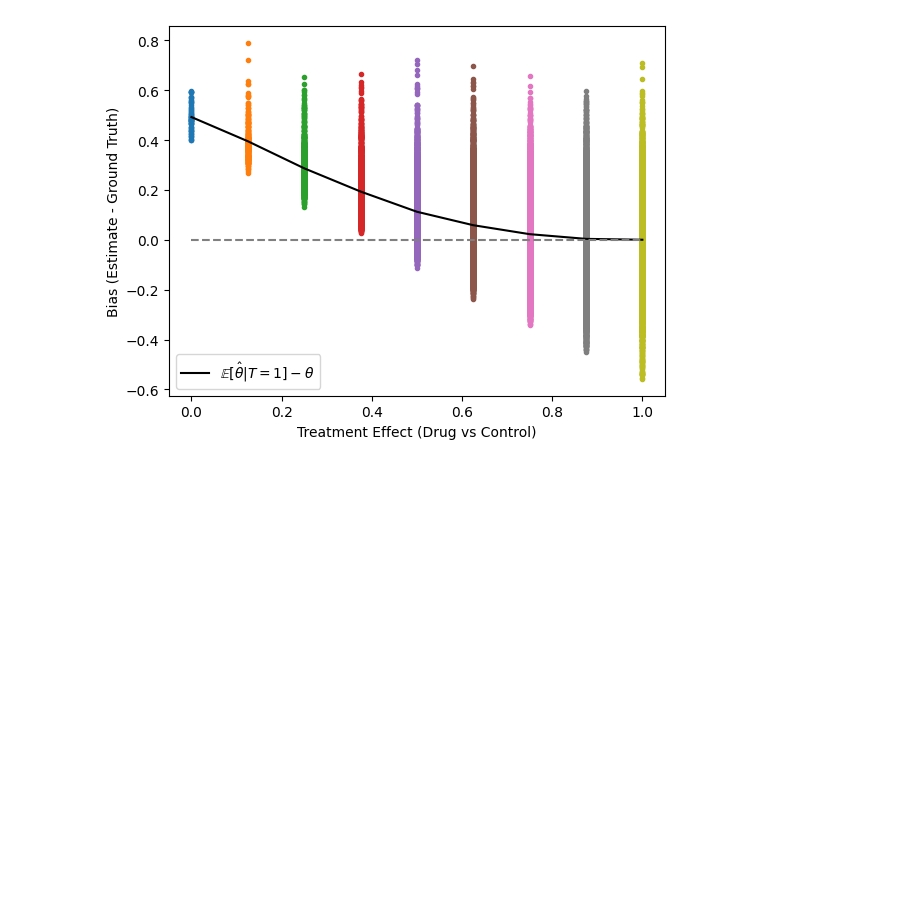
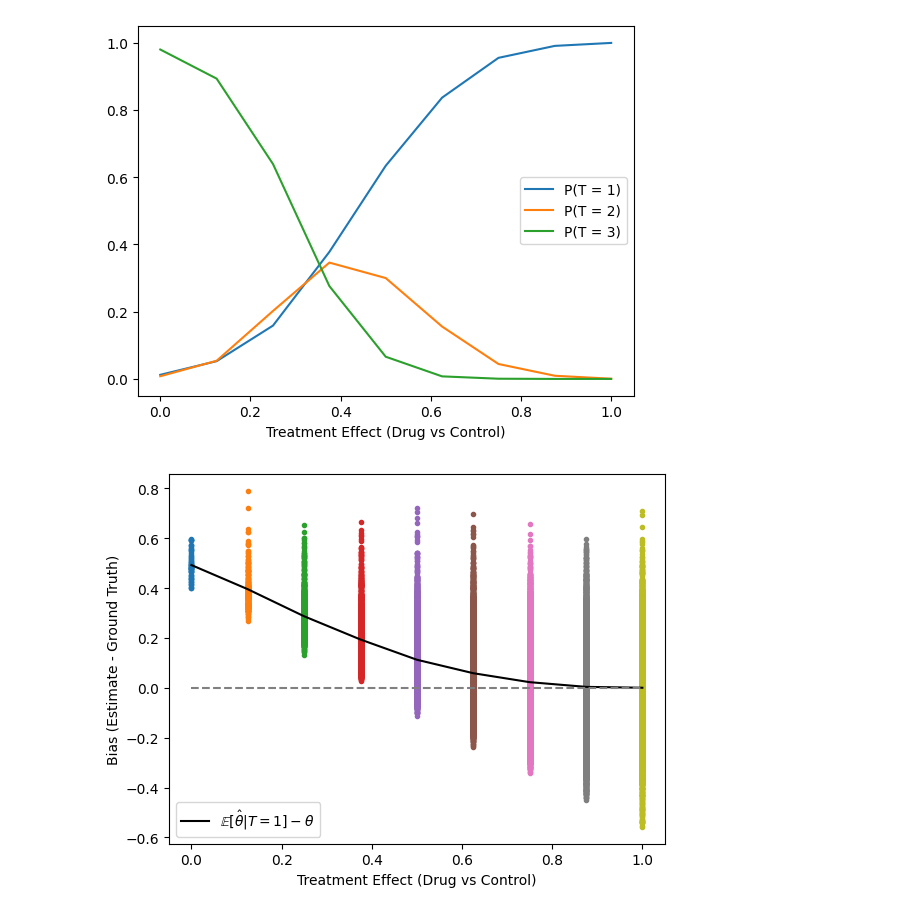
Before and after one commit to FerPerazzo/ITT21, a Jupyter notebook: Untitled.ipynb, the cells around one changed output. Saved outputs shown, nothing was run; the diff lists cells and outputs as text; code cells hidden in the pictures; blank space fills up the shorter version.

```diff
--- a/Untitled.ipynb
+++ b/Untitled.ipynb
@@ -88,3 +88,17 @@ plt.show()
+# %%
+colors = ['r', 'g', 'b']
+labels = [f'P(T = {T})' for T in [1, 2, 3]]
+n = [n1, n1+n2,  n1+n2+n3]
+
+for j in range(3):
+    probabilities = np.mean(data[:,:,2] == n[j], axis=0)
+    plt.plot(mu_As, probabilities, '-', label=labels[j])
+
+plt.xlabel('Treatment Effect (Drug vs Control)')
+plt.legend()
+plt.show()
+# %% [output]
+[figure, added]
 # %%
 N      = 5000
 biases = np.zeros(9)
```
Also changed, not shown: parts of 2 cells of this notebook.
